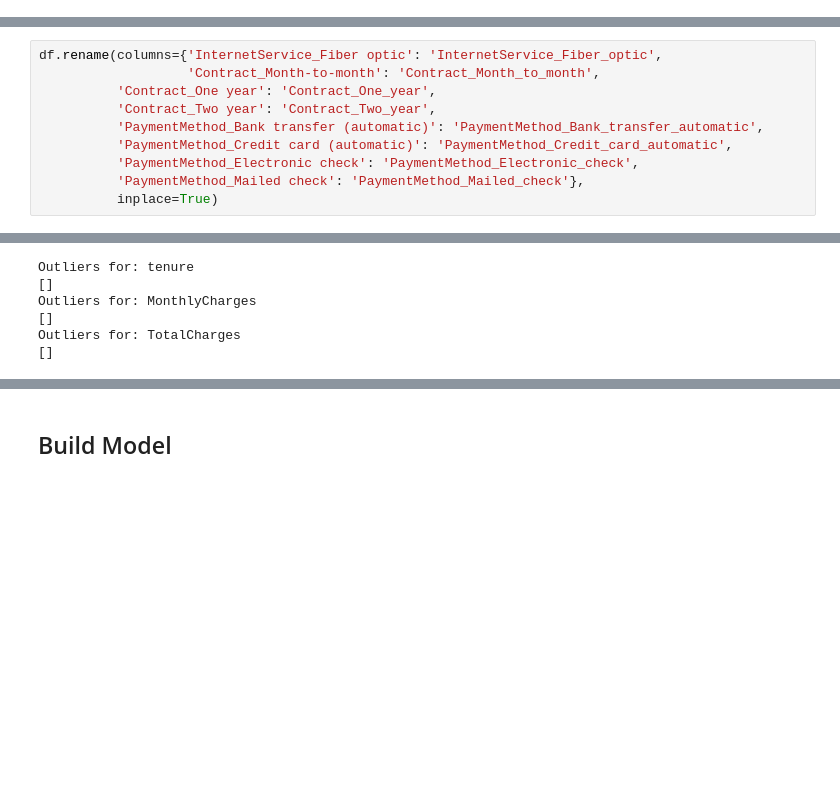
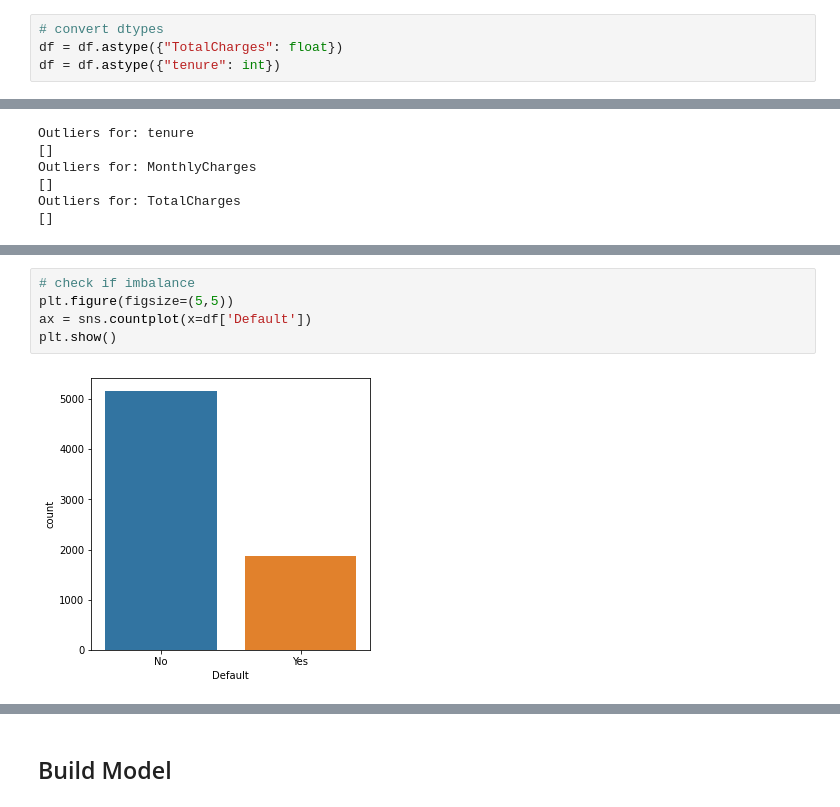
Before and after one commit to Gamers-Blended/Telco_Default_Classification, a Jupyter notebook: Data_Processing_and_Modelling.ipynb, the cells around one changed output, grey strips where cells are left out. Saved outputs shown, nothing was run; the diff lists cells and outputs as text; blank space fills up the shorter version.

```diff
--- a/Data_Processing_and_Modelling.ipynb
+++ b/Data_Processing_and_Modelling.ipynb
@@ -322,3 +284,7 @@ df = df.astype({"TotalCharges": float})
+# %%
+# convert dtypes
+df = df.astype({"TotalCharges": float})
+df = df.astype({"tenure": int})
 # %%
 # check
 for col in df:
@@ -349,13 +312,3 @@ Remove any spaces, dashes and brackets inside column names to adhere to naming c
-# %%
-df.rename(columns={'InternetService_Fiber optic': 'InternetService_Fiber_optic',
-                   'Contract_Month-to-month': 'Contract_Month_to_month',
-          'Contract_One year': 'Contract_One_year',
-          'Contract_Two year': 'Contract_Two_year',
-          'PaymentMethod_Bank transfer (automatic)': 'PaymentMethod_Bank_transfer_automatic',
-          'PaymentMethod_Credit card (automatic)': 'PaymentMethod_Credit_card_automatic',
-          'PaymentMethod_Electronic check': 'PaymentMethod_Electronic_check',
-          'PaymentMethod_Mailed check': 'PaymentMethod_Mailed_check'},
-          inplace=True)
 # %% [markdown]
 ## Check for Outliers
 I will use the Inter Quartile Range (IQR) method to seek out any possible outliers. <br>
@@ -486,0 +364,7 @@ y_test = y_test.to_numpy()
+# %%
+# check if imbalance
+plt.figure(figsize=(5,5))
+ax = sns.countplot(x=df['Default'])
+plt.show()
+# %% [output]
+[figure, added]
```
Also changed, not shown: parts of 98 cells of this notebook, 7 other files.
